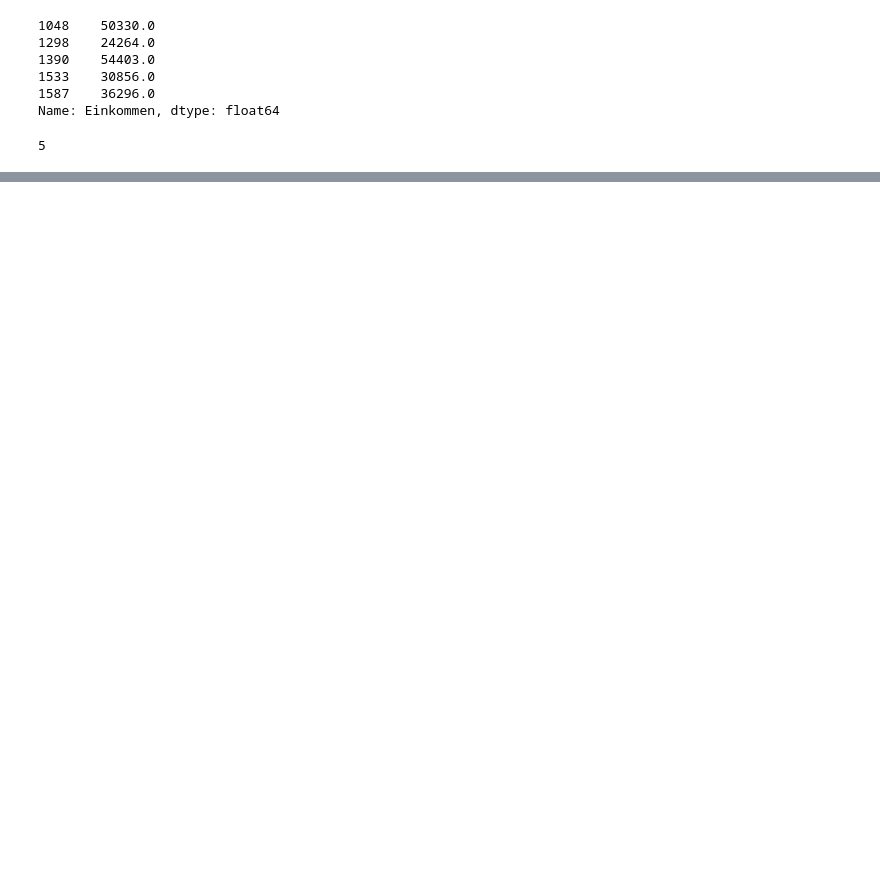
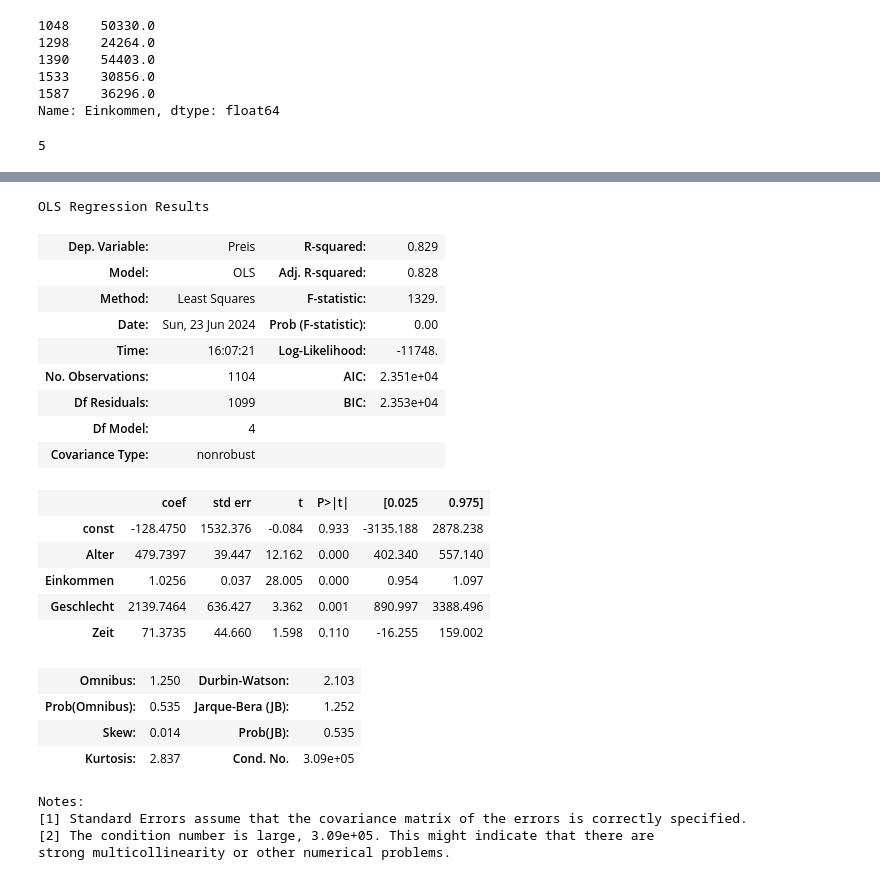
Before and after one commit to Kkilka422/final_projectSS24_Group2, a Jupyter notebook: Hauptdatei.ipynb, the cells around one changed output, grey strips where cells are left out. Cells and saved outputs as stored; diff of their text form; code cells hidden in the pictures; blank space fills up the shorter version.

```diff
--- a/Hauptdatei.ipynb
+++ b/Hauptdatei.ipynb
@@ -322,0 +338,28 @@ len(df_kein_kredit)
+# %%
+model = sm.OLS(y, X).fit()
+model.summary()
+# %% [output]
+OLS Regression Results
+| Dep. Variable: | Preis | R-squared: | 0.829 |
+| Model: | OLS | Adj. R-squared: | 0.828 |
+| Method: | Least Squares | F-statistic: | 1329. |
+| Date: | Sun, 23 Jun 2024 | Prob (F-statistic): | 0.00 |
+| Time: | 16:07:21 | Log-Likelihood: | -11748. |
+| No. Observations: | 1104 | AIC: | 2.351e+04 |
+| Df Residuals: | 1099 | BIC: | 2.353e+04 |
+| Df Model: | 4 |  |  |
+| Covariance Type: | nonrobust |  |  |
+|  | coef | std err | t | P>|t| | [0.025 | 0.975] |
+| const | -128.4750 | 1532.376 | -0.084 | 0.933 | -3135.188 | 2878.238 |
+| Alter | 479.7397 | 39.447 | 12.162 | 0.000 | 402.340 | 557.140 |
+| Einkommen | 1.0256 | 0.037 | 28.005 | 0.000 | 0.954 | 1.097 |
+| Geschlecht | 2139.7464 | 636.427 | 3.362 | 0.001 | 890.997 | 3388.496 |
+| Zeit | 71.3735 | 44.660 | 1.598 | 0.110 | -16.255 | 159.002 |
+| Omnibus: | 1.250 | Durbin-Watson: | 2.103 |
+| Prob(Omnibus): | 0.535 | Jarque-Bera (JB): | 1.252 |
+| Skew: | 0.014 | Prob(JB): | 0.535 |
+| Kurtosis: | 2.837 | Cond. No. | 3.09e+05 |
+Notes:
+[1] Standard Errors assume that the covariance matrix of the errors is correctly specified.
+[2] The condition number is large, 3.09e+05. This might indicate that there are
+strong multicollinearity or other numerical problems.
```
Also changed, not shown: parts of 15 cells of this notebook.
